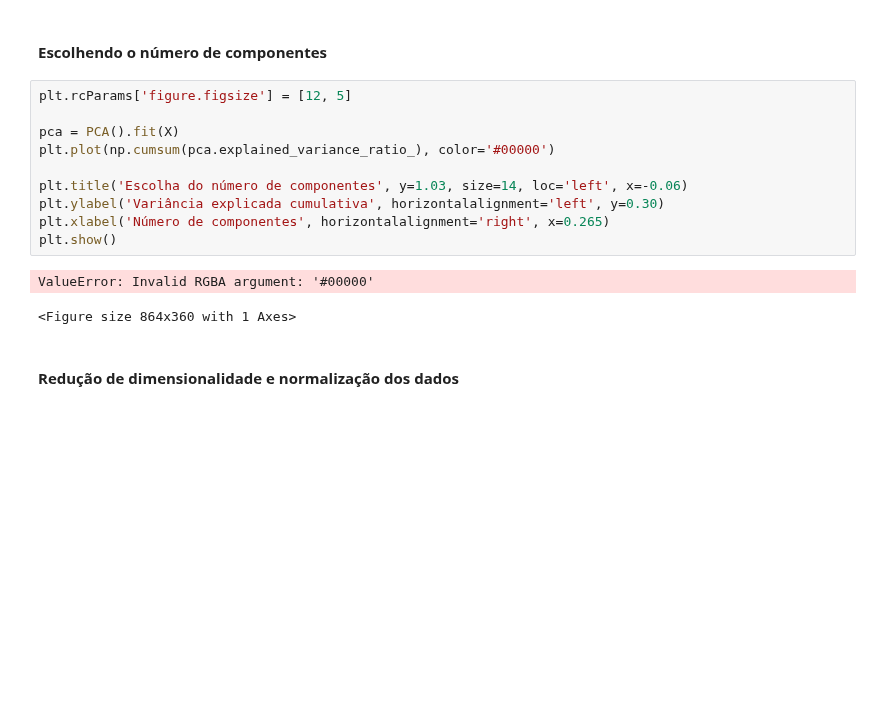
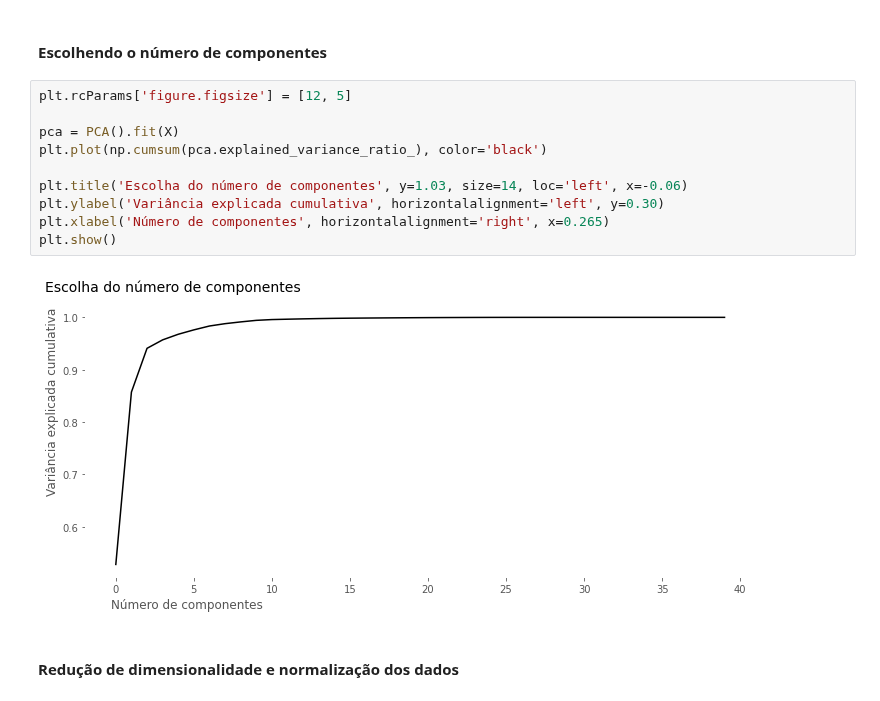
Before and after one commit to LilianeAquino/aed_projeto_3, a Jupyter notebook: template.ipynb, the cells around one changed output. Cells and saved outputs as stored; diff of their text form; blank space fills up the shorter version.

```diff
--- a/template.ipynb
+++ b/template.ipynb
@@ -1028,16 +1028,15 @@ from sklearn.feature_selection import SelectFwe, f_classif
 # %%
 plt.rcParams['figure.figsize'] = [12, 5]
 
 pca = PCA().fit(X)
-plt.plot(np.cumsum(pca.explained_variance_ratio_), color='#00000')
+plt.plot(np.cumsum(pca.explained_variance_ratio_), color='black')
 
 plt.title('Escolha do número de componentes', y=1.03, size=14, loc='left', x=-0.06)
 plt.ylabel('Variância explicada cumulativa', horizontalalignment='left', y=0.30)
 plt.xlabel('Número de componentes', horizontalalignment='right', x=0.265)
 plt.show()
 # %% [output]
-ValueError: Invalid RGBA argument: '#00000'
-<Figure size 864x360 with 1 Axes>
+[figure, added]
 # %% [markdown]
 #### Redução de dimensionalidade e normalização dos dados
 # %%
```
Also changed, not shown: parts of 2 cells of this notebook.
